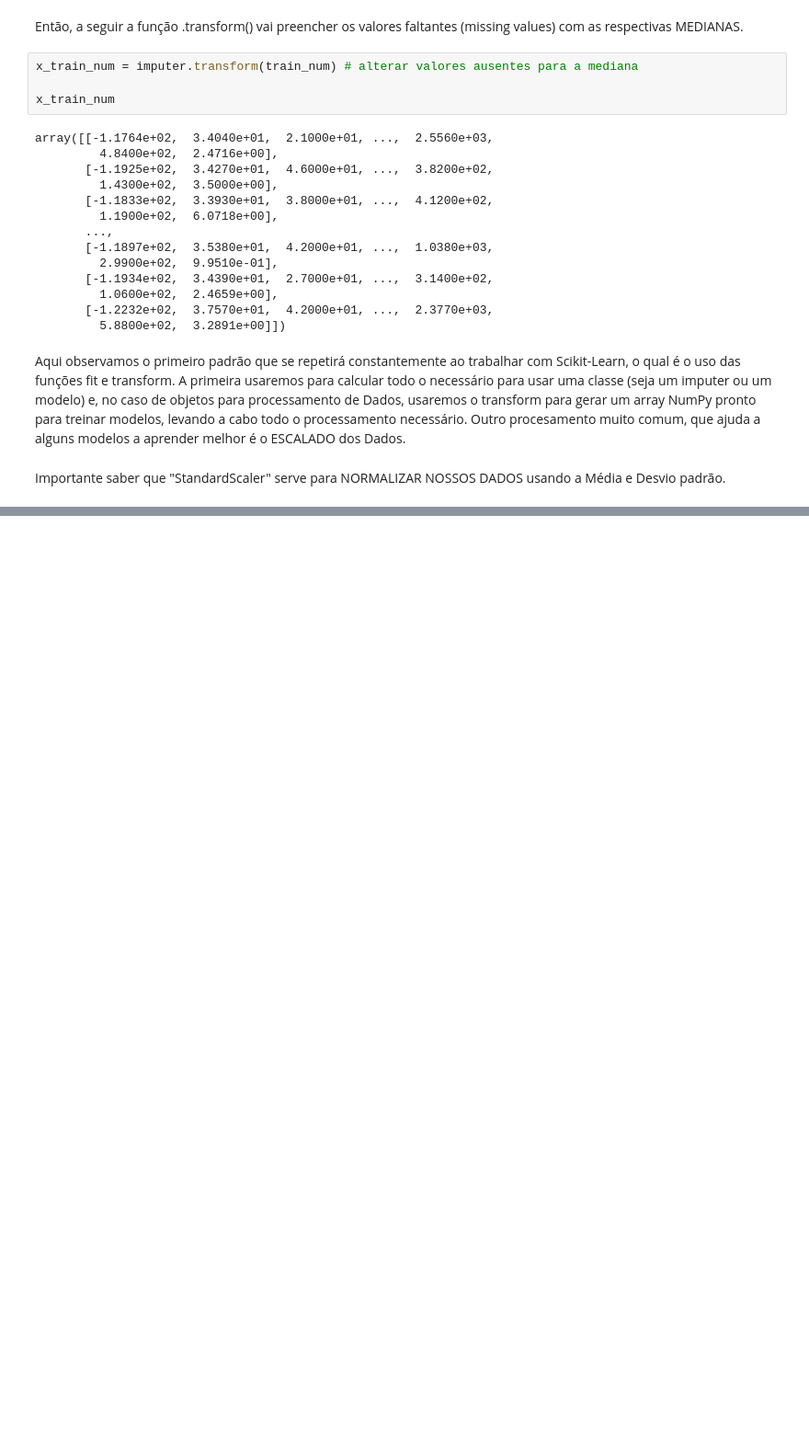
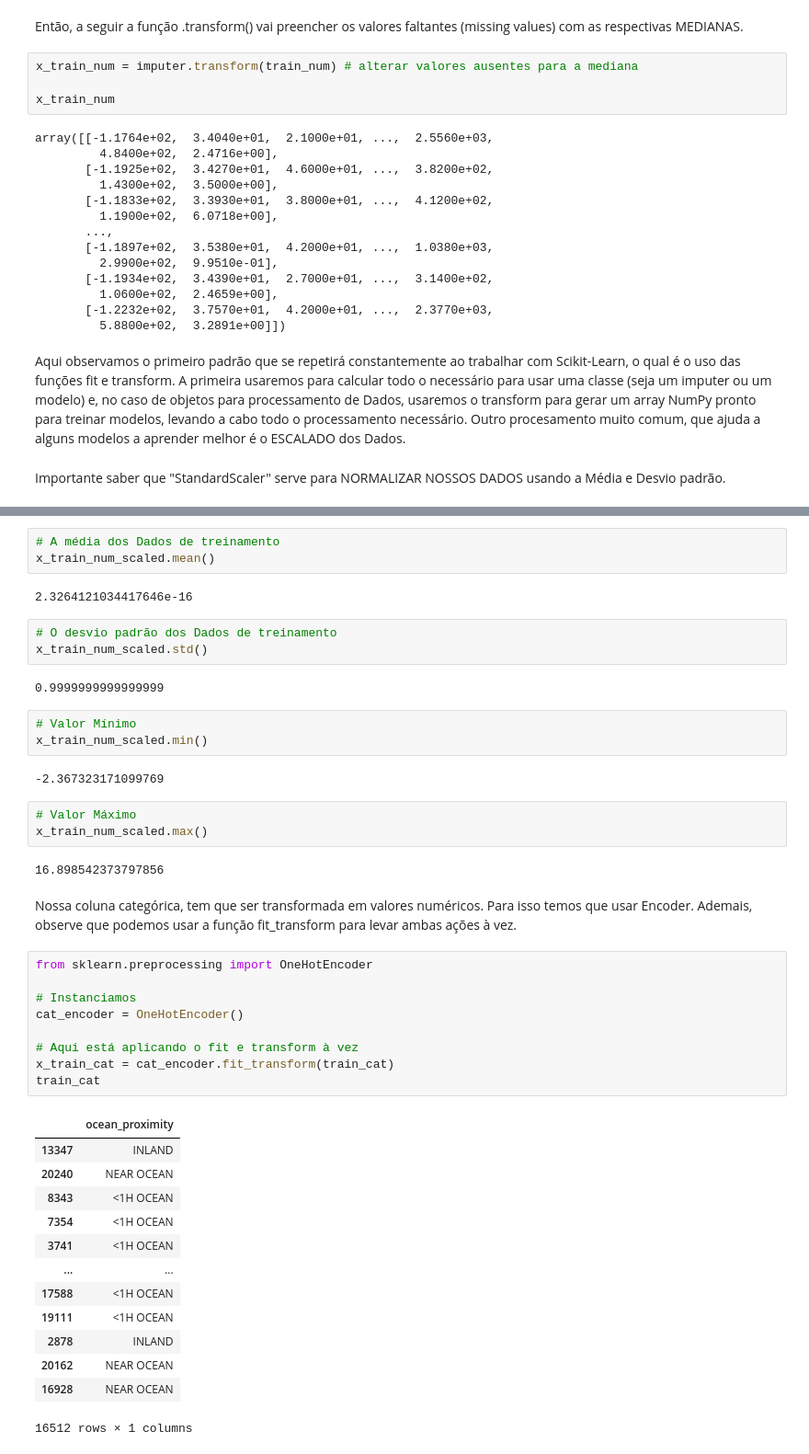
Before and after one commit to KARINAgoncalvesSOARES/Machine_Learning, a Jupyter notebook: machine_learning_scikit_learn.ipynb, the cells around one changed output, grey strips where cells are left out. Shown at 92% size. Saved outputs shown, nothing was run; the diff lists cells and outputs as text; blank space fills up the shorter version.

```diff
--- a/machine_learning_scikit_learn.ipynb
+++ b/machine_learning_scikit_learn.ipynb
@@ -212,0 +227,45 @@ x_train_num_scaled
+# %%
+# A média dos Dados de treinamento
+x_train_num_scaled.mean()
+# %% [output]
+2.3264121034417646e-16
+# %%
+# O desvio padrão dos Dados de treinamento
+x_train_num_scaled.std()
+# %% [output]
+0.9999999999999999
+# %%
+# Valor Mínimo
+x_train_num_scaled.min()
+# %% [output]
+-2.367323171099769
+# %%
+# Valor Máximo
+x_train_num_scaled.max()
+# %% [output]
+16.898542373797856
+# %% [markdown]
+Nossa coluna categórica, tem que ser transformada em valores numéricos. Para isso temos que usar Encoder. Ademais, observe que podemos usar a função fit_transform para levar ambas ações à vez.
+# %%
+from sklearn.preprocessing import OneHotEncoder
+
+# Instanciamos
+cat_encoder = OneHotEncoder()
+
+# Aqui está aplicando o fit e transform à vez
+x_train_cat = cat_encoder.fit_transform(train_cat)
+train_cat
+# %% [output]
+|  | ocean_proximity |
+| 13347 | INLAND |
+| 20240 | NEAR OCEAN |
+| 8343 | <1H OCEAN |
+| 7354 | <1H OCEAN |
+| 3741 | <1H OCEAN |
+| ... | ... |
+| 17588 | <1H OCEAN |
+| 19111 | <1H OCEAN |
+| 2878 | INLAND |
+| 20162 | NEAR OCEAN |
+| 16928 | NEAR OCEAN |
+16512 rows × 1 columns
```
Also changed, not shown: parts of 8 cells of this notebook.
